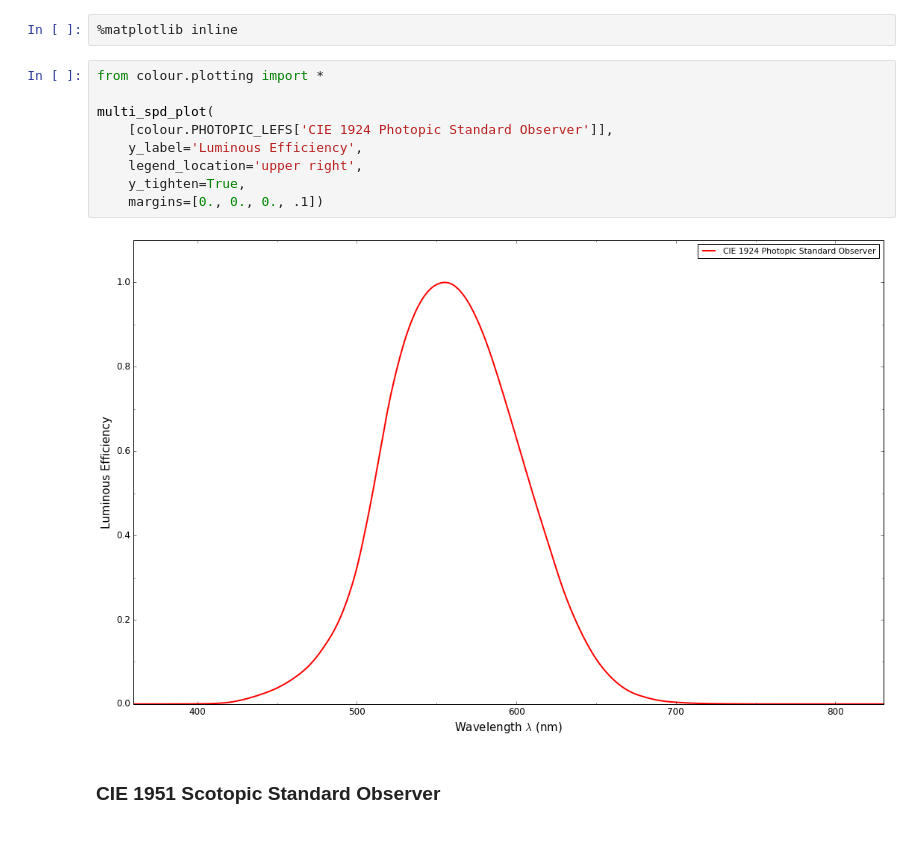
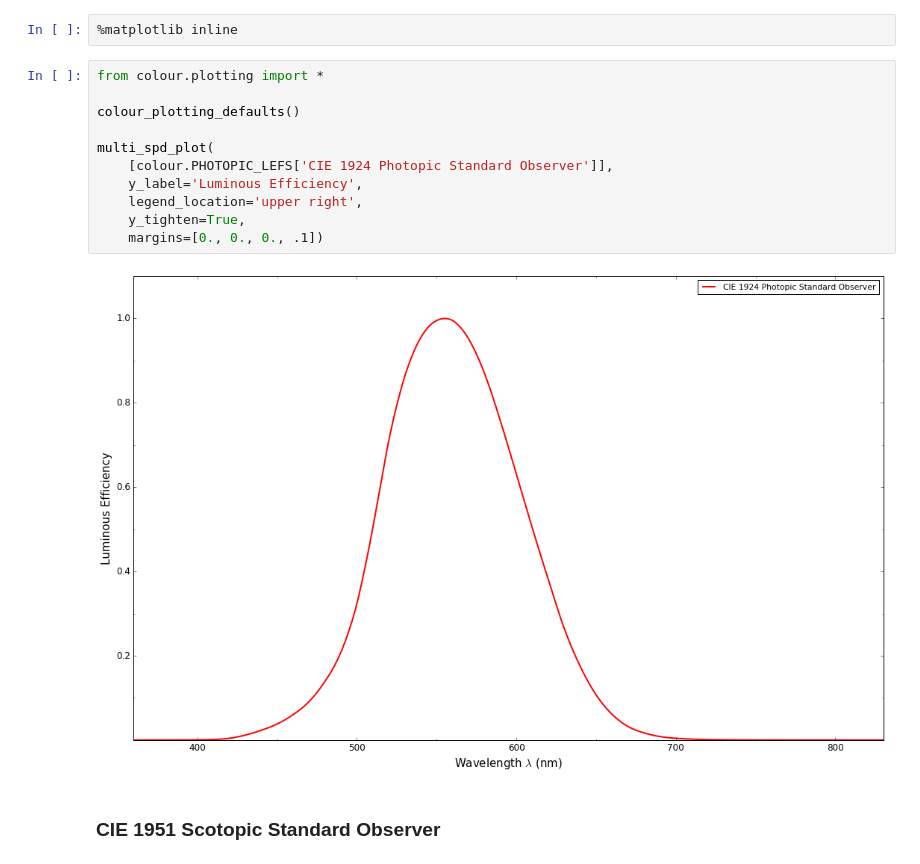
Before and after one commit to colour-science/colour-notebooks, a Jupyter notebook: notebooks/colorimetry/lefs.ipynb, the cells around one changed output. Cells and saved outputs as stored; diff of their text form.

```diff
--- a/notebooks/colorimetry/lefs.ipynb
+++ b/notebooks/colorimetry/lefs.ipynb
@@ -135,15 +137,17 @@ SpectralShape(360.0, 830.0, 1.0)
 %matplotlib inline
 # %%
 from colour.plotting import *
+
+colour_plotting_defaults()
 
 multi_spd_plot(
     [colour.PHOTOPIC_LEFS['CIE 1924 Photopic Standard Observer']],
     y_label='Luminous Efficiency',
     legend_location='upper right',
     y_tighten=True,
     margins=[0., 0., 0., .1])
 # %% [output]
-[figure, old version]
+[figure, new version]
 # %% [markdown]
 ### CIE 1951 Scotopic Standard Observer
 # %% [markdown]
```
Also changed, not shown: parts of 6 cells of this notebook, 12 other files.
